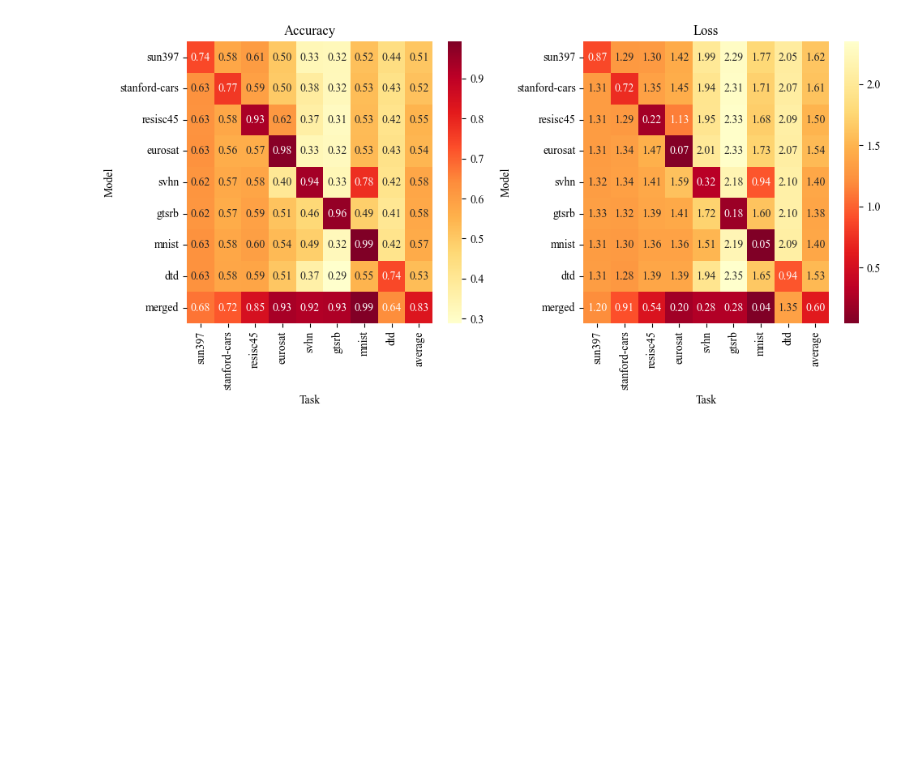
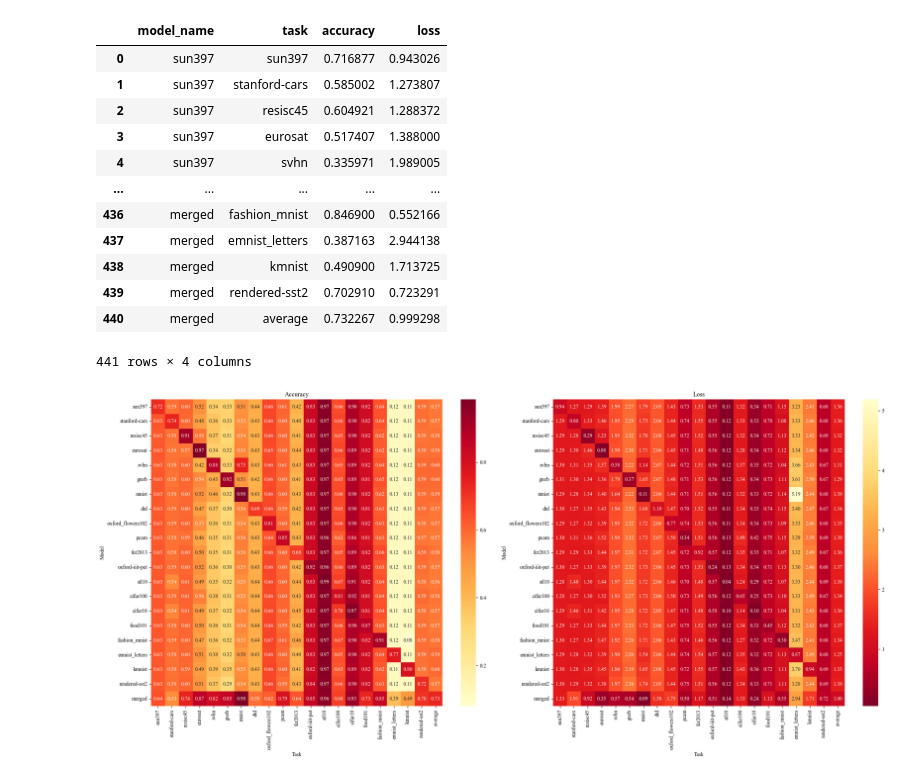
Before and after one commit to tanganke/fusion_bench, a Jupyter notebook: examples/task_singular_vector/visualize_results.ipynb, the cells around one changed output. Saved outputs shown, nothing was run; the diff lists cells and outputs as text; code cells hidden in the pictures; blank space fills up the shorter version.

```diff
--- a/examples/task_singular_vector/visualize_results.ipynb
+++ b/examples/task_singular_vector/visualize_results.ipynb
@@ -64,35 +98,23 @@ clip_vit_base_patch32_TA8_df
-# %%
-fig, axes = plt.subplots(1, 2, figsize=(10, 5))
-
-# Get unique tasks and models in original order
-tasks = clip_vit_base_patch32_TA8_df["task"].unique()
-models = clip_vit_base_patch32_TA8_df["model_name"].unique()
-
-# plot the accuracy matrix
-ax: plt.Axes = axes[0]
-accuracy_pivot = clip_vit_base_patch32_TA8_df.pivot(
-    index="model_name", columns="task", values="accuracy"
-)
-# Reorder columns and rows to match original order
-accuracy_pivot = accuracy_pivot.reindex(index=models, columns=tasks)
-sns.heatmap(accuracy_pivot, annot=True, fmt=".2f", cmap="YlOrRd", ax=ax)
-ax.set_title("Accuracy")
-ax.set_xlabel("Task")
-ax.set_ylabel("Model")
-
-# plot the loss matrix
-ax: plt.Axes = axes[1]
-loss_pivot = clip_vit_base_patch32_TA8_df.pivot(
-    index="model_name", columns="task", values="loss"
-)
-# Reorder columns and rows to match original order
-loss_pivot = loss_pivot.reindex(index=models, columns=tasks)
-sns.heatmap(loss_pivot, annot=True, fmt=".2f", cmap="YlOrRd_r", ax=ax)
-ax.set_title("Loss")
-ax.set_xlabel("Task")
-ax.set_ylabel("Model")
-
-plt.tight_layout()
-plt.show()
-# %% [output]
-[figure, removed]
+# %%
+clip_vit_base_patch32_TALL20_results = load_from_json(
+    "results/clip-vit-base-patch32/TALL20.json"
+)
+df = to_dataframe(clip_vit_base_patch32_TALL20_results)
+display(df)
+
+plot_heatmap(df, figsize=(22, 10))
+# %% [output]
+|  | model_name | task | accuracy | loss |
+| 0 | sun397 | sun397 | 0.716877 | 0.943026 |
+| 1 | sun397 | stanford-cars | 0.585002 | 1.273807 |
+| 2 | sun397 | resisc45 | 0.604921 | 1.288372 |
+| 3 | sun397 | eurosat | 0.517407 | 1.388000 |
+| 4 | sun397 | svhn | 0.335971 | 1.989005 |
+| ... | ... | ... | ... | ... |
+| 436 | merged | fashion_mnist | 0.846900 | 0.552166 |
+| 437 | merged | emnist_letters | 0.387163 | 2.944138 |
+| 438 | merged | kmnist | 0.490900 | 1.713725 |
+| 439 | merged | rendered-sst2 | 0.702910 | 0.723291 |
+| 440 | merged | average | 0.732267 | 0.999298 |
+441 rows × 4 columns
+[figure, added]
```
Also changed, not shown: parts of 3 cells of this notebook, 1 other file.
